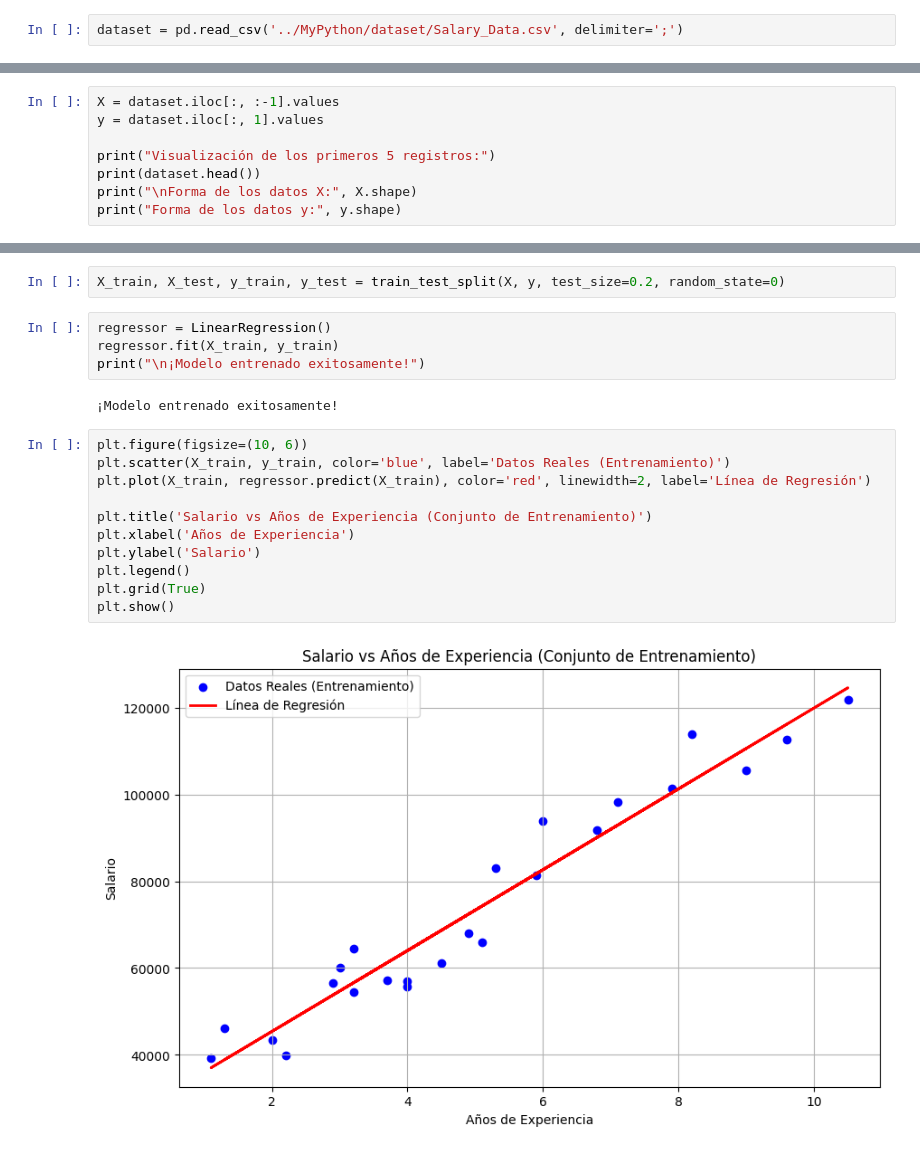
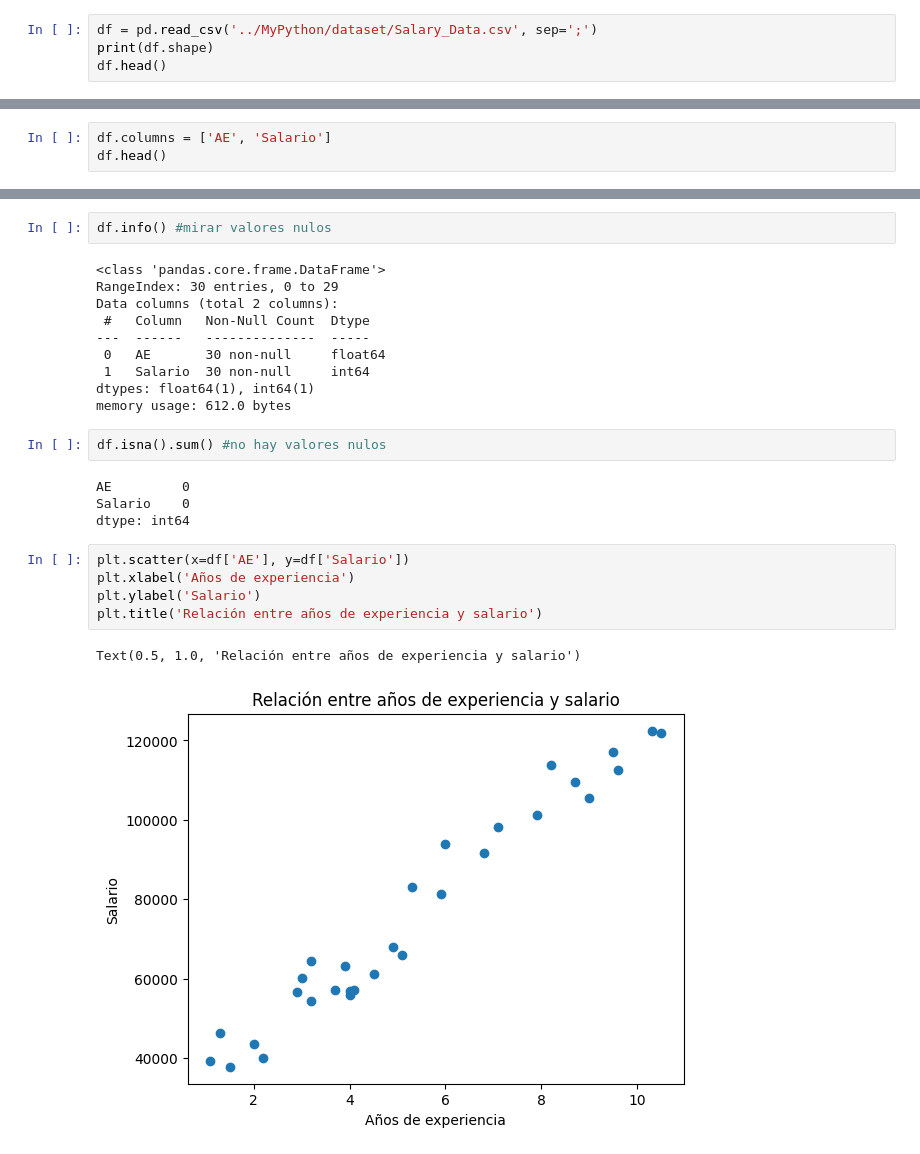
Before and after one commit to d4vhost/MachineLearning, a Jupyter notebook: Salary_Data.ipynb, the cells around one changed output, grey strips where cells are left out. Drawn from its saved outputs; the diff is of its cells as text.

```diff
--- a/Salary_Data.ipynb
+++ b/Salary_Data.ipynb
@@ -7,3 +4,5 @@ from sklearn.model_selection import train_test_split
 from sklearn.linear_model import LinearRegression
 # %%
-dataset = pd.read_csv('../MyPython/dataset/Salary_Data.csv', delimiter=';')
+df = pd.read_csv('../MyPython/dataset/Salary_Data.csv', sep=';')
+print(df.shape)
+df.head()
@@ -10,9 +17,4 @@ dataset = pd.read_csv('../MyPython/dataset/Salary_Data.csv', delimiter=';')
 # %%
-X = dataset.iloc[:, :-1].values
-y = dataset.iloc[:, 1].values
-
-print("Visualización de los primeros 5 registros:")
-print(dataset.head())
-print("\nForma de los datos X:", X.shape)
-print("Forma de los datos y:", y.shape)
+df.columns = ['AE', 'Salario']
+df.head()
 # %% [output]
@@ -29,22 +27,27 @@ Forma de los datos y: (30,)
 # %%
-X_train, X_test, y_train, y_test = train_test_split(X, y, test_size=0.2, random_state=0)
+df.info() #mirar valores nulos
+# %% [output]
+<class 'pandas.core.frame.DataFrame'>
+RangeIndex: 30 entries, 0 to 29
+Data columns (total 2 columns):
+ #   Column   Non-Null Count  Dtype
+---  ------   --------------  -----
+ 0   AE       30 non-null     float64
+ 1   Salario  30 non-null     int64
+dtypes: float64(1), int64(1)
+memory usage: 612.0 bytes
 # %%
-regressor = LinearRegression()
-regressor.fit(X_train, y_train)
-print("\n¡Modelo entrenado exitosamente!")
+df.isna().sum() #no hay valores nulos
 # %% [output]
-¡Modelo entrenado exitosamente!
+AE         0
+Salario    0
+dtype: int64
 # %%
-plt.figure(figsize=(10, 6))
-plt.scatter(X_train, y_train, color='blue', label='Datos Reales (Entrenamiento)')
-plt.plot(X_train, regressor.predict(X_train), color='red', linewidth=2, label='Línea de Regresión')
-
-plt.title('Salario vs Años de Experiencia (Conjunto de Entrenamiento)')
-plt.xlabel('Años de Experiencia')
+plt.scatter(x=df['AE'], y=df['Salario'])
+plt.xlabel('Años de experiencia')
 plt.ylabel('Salario')
-plt.legend()
-plt.grid(True)
-plt.show()
+plt.title('Relación entre años de experiencia y salario')
 # %% [output]
+Text(0.5, 1.0, 'Relación entre años de experiencia y salario')
-[figure, old version]
+[figure, new version]
 # %%
```
Also changed, not shown: parts of 5 cells of this notebook.
